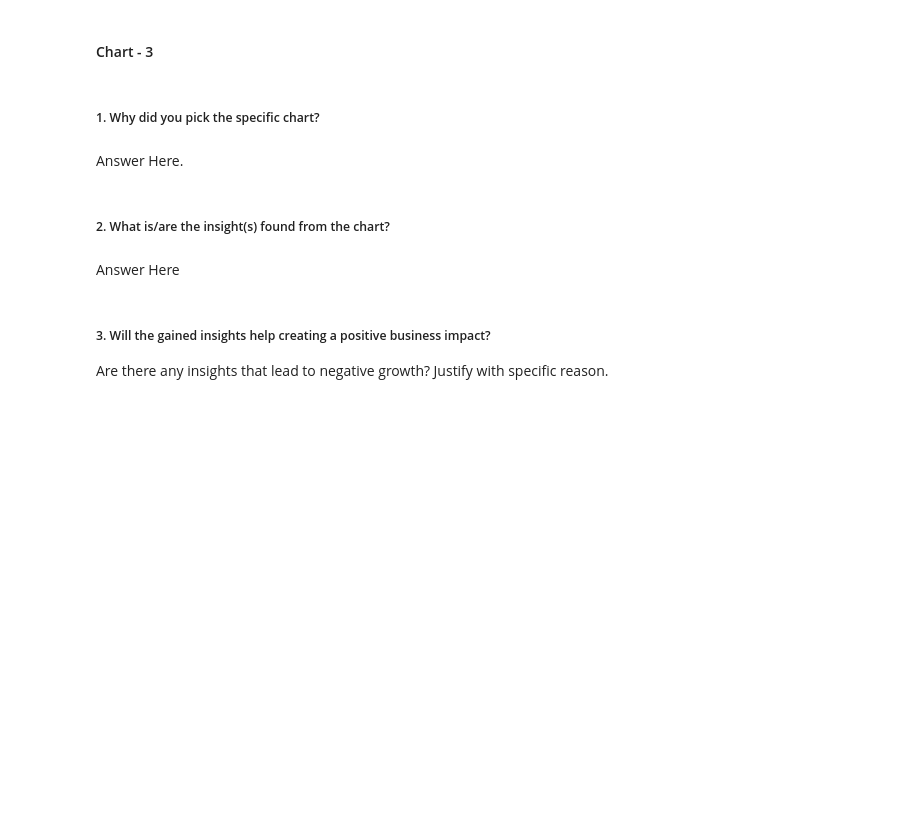
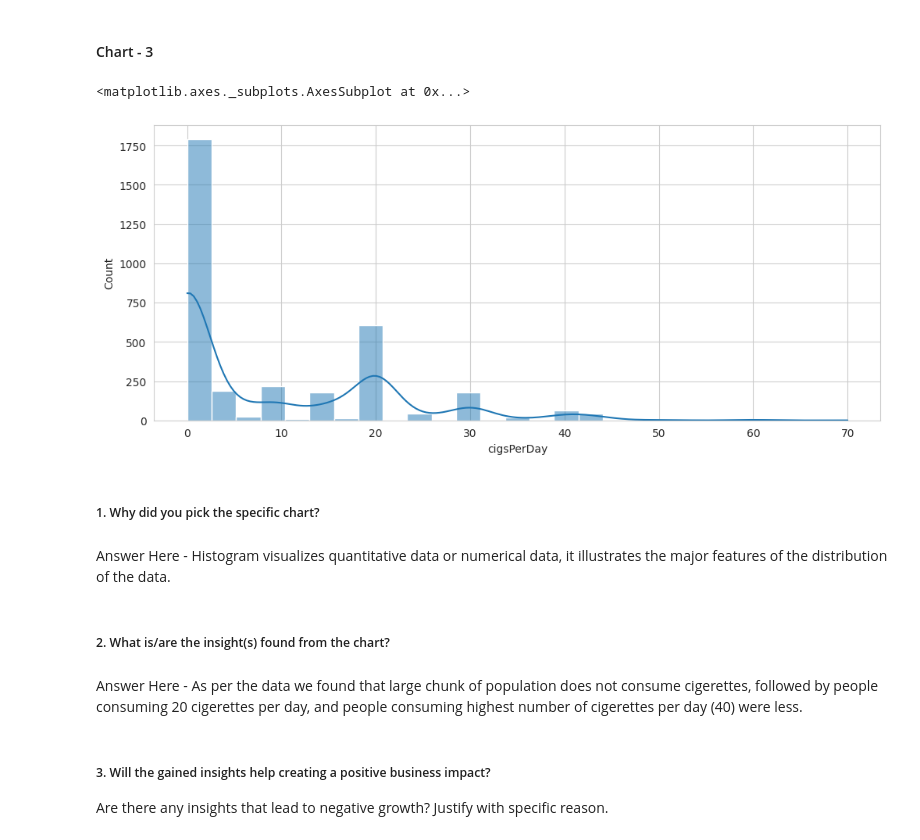
Before and after one commit to Jahnavi-Jaolekar/Cardiovascular-Risk-Prediction, a Jupyter notebook: Cardiovascular_Risk_Prediction.ipynb, the cells around one changed output. Drawn from its saved outputs; the diff is of its cells as text; code cells hidden in the pictures; blank space fills up the shorter version.

```diff
--- a/Cardiovascular_Risk_Prediction.ipynb
+++ b/Cardiovascular_Risk_Prediction.ipynb
@@ -369,11 +388,19 @@ plt.show()
+# %%
+# Chart - 3 visualization code
+#cigsPerDay
+plt.figure(figsize=(12,5), dpi=100)
+sns.histplot(crp_df['cigsPerDay'], kde=True)
+# %% [output]
+<matplotlib.axes._subplots.AxesSubplot at 0x...>
+[figure, added]
 # %% [markdown]
 ##### 1. Why did you pick the specific chart?
-# %% [markdown]
-Answer Here.
+# %% [markdown]
+Answer Here - Histogram visualizes quantitative data or numerical data, it illustrates the major features of the distribution of the data.
 # %% [markdown]
 ##### 2. What is/are the insight(s) found from the chart?
-# %% [markdown]
-Answer Here
+# %% [markdown]
+Answer Here - As per the data we found that large chunk of population does not consume cigerettes, followed by people consuming 20 cigerettes per day, and people consuming highest number of cigerettes per day (40) were less.
 # %% [markdown]
 ##### 3. Will the gained insights help creating a positive business impact?
 Are there any insights that lead to negative growth? Justify with specific reason.
```
Also changed, not shown: parts of 157 cells of this notebook.
